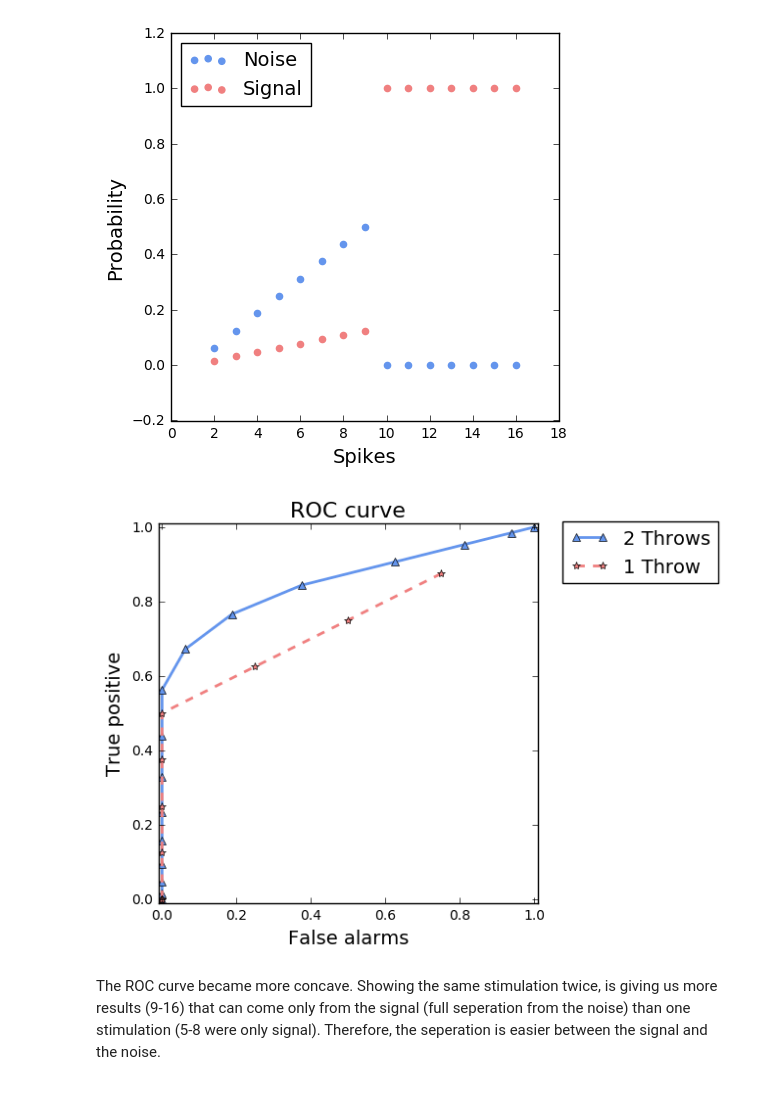
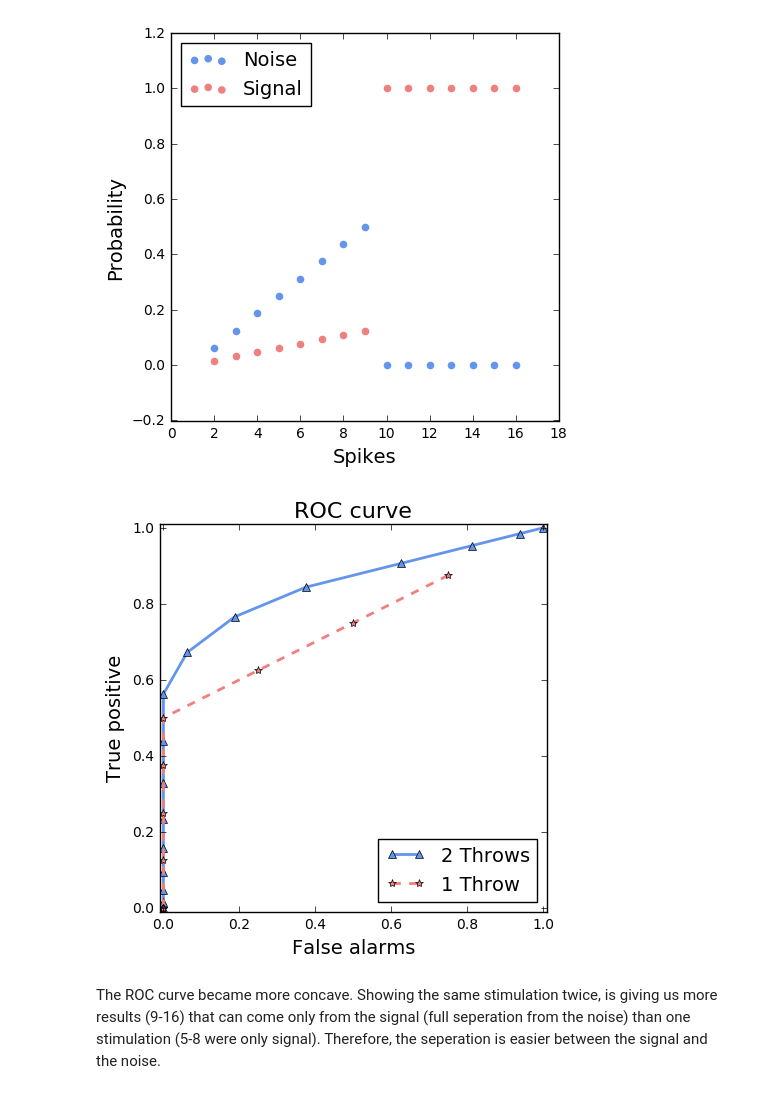
Before and after one commit to PTorr/Decisio-making, a Jupyter notebook: question1.ipynb, the cells around one changed output. Cells and saved outputs as stored; diff of their text form; code cells hidden in the pictures.

```diff
--- a/question1.ipynb
+++ b/question1.ipynb
@@ -84,24 +84,24 @@ save_maxfig(fig31,'fig31')
 # %%
 H_Noise  = np.array([0,1.,2.,3.,4.,3.,2.,1.,0,0,0,0,0,0,0,0])/16.
 V_Signal = np.array([0,1.,2.,3.,4.,5.,6.,7.,8.,7.,6.,5.,4.,3.,2.,1.])/64.
 n = len(H_Noise)
 TP2 = np.zeros(n)
 FA2 = np.copy(TP2)
 for i in range(0,n):
     TP2[i] = np.sum(V_Signal[i+1:])
     FA2[i] = np.sum(H_Noise[i+1:])
 fig4 = plt.figure('4')
 plt.plot(FA2,TP2,color = 'cornflowerblue',marker = '^', linewidth = 2, label= '2 Throws')
 plt.plot(FA,TP, color='lightcoral', marker = '*', linestyle='--', linewidth = 2, label = '1 Throw')
 plt.xlim([-0.01,1.01])
 plt.ylim([-0.01,1.01])
-plt.legend(fontsize=14,bbox_to_anchor=(1.5, 1.03),loc=1)
+plt.legend(fontsize=14,loc=4)
 plt.xlabel('False alarms',fontsize=14)
 plt.ylabel('True positive',fontsize=14)
 plt.title('ROC curve',fontsize=16)
 save_maxfig(fig4,'fig4')
 # %% [output]
-[figure, old version]
+[figure, new version]
 # %% [markdown]
 The ROC curve became more concave. Showing the same stimulation twice, is giving us more results (9-16) that can come only from the signal (full seperation from the noise) than one stimulation (5-8 were only signal). Therefore, the seperation is easier between the signal and the noise.
 # %% [markdown]
```
Also changed, not shown: parts of 1 cell of this notebook, 1 other file.
